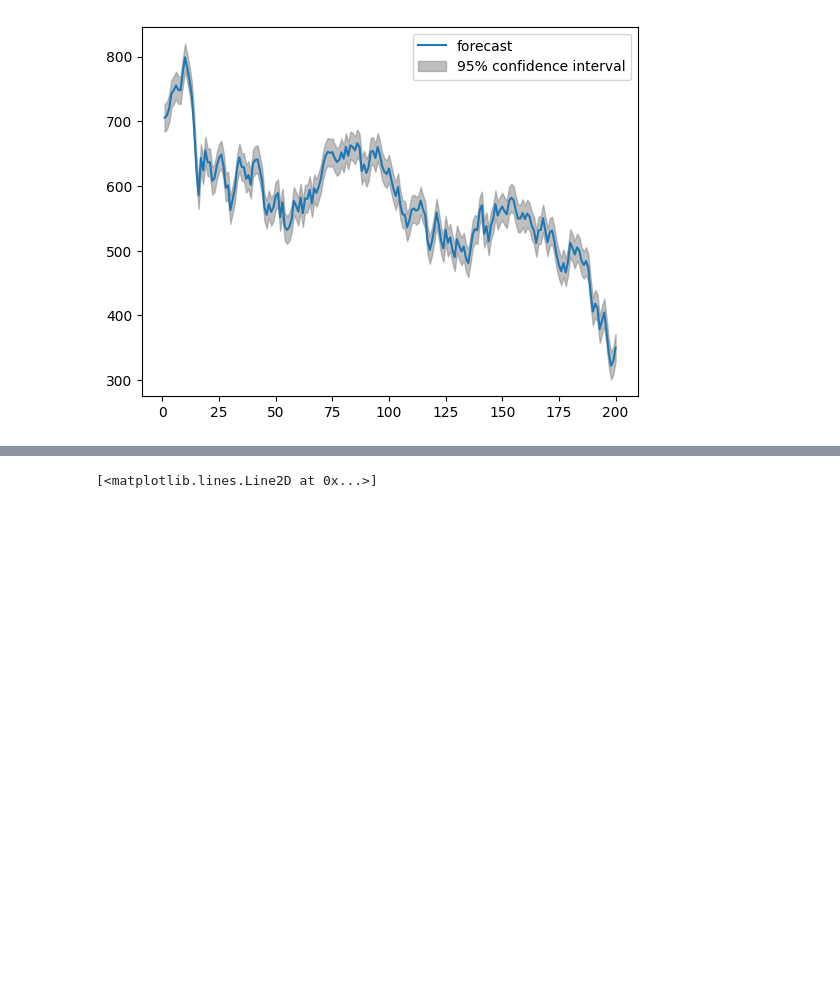
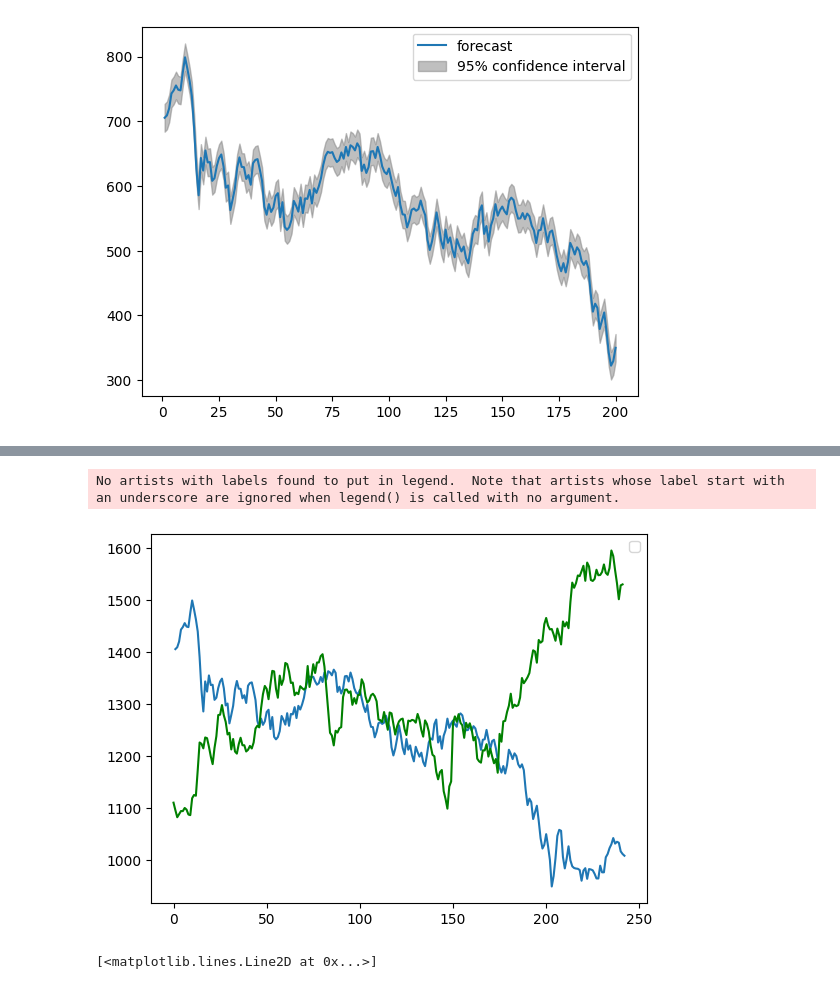
Before and after one commit to dishagupta2413/Major_Project_, a Jupyter notebook: ArimaKavya/aic.ipynb, the cells around one changed output, grey strips where cells are left out. Drawn from its saved outputs; the diff is of its cells as text; code cells hidden in the pictures; blank space fills up the shorter version.

```diff
--- a/ArimaKavya/aic.ipynb
+++ b/ArimaKavya/aic.ipynb
@@ -91,3 +103,17 @@ plt.plot(next_day_price,color="red")
+# %%
+import pandas as pd
+import matplotlib.pyplot as plt
+
+
+
+test=pd.read_csv("../Datasets_1/Testing Dataset/Reliance_Industries_Ltd.csv")
+plt.plot(next_day_price.predicted_mean+700);
+plt.plot(test['Close'], color="green")
+plt.legend()
+plt.show()
+# %% [output]
+No artists with labels found to put in legend.  Note that artists whose label start with an underscore are ignored when legend() is called with no argument.
+[figure, added]
 # %%
 test=pd.read_csv("../Datasets_1/Testing Dataset/Reliance_Industries_Ltd.csv")
 test_head=test['Close'].head(200)
```
Also changed, not shown: parts of 4 cells of this notebook, 2 other files.
